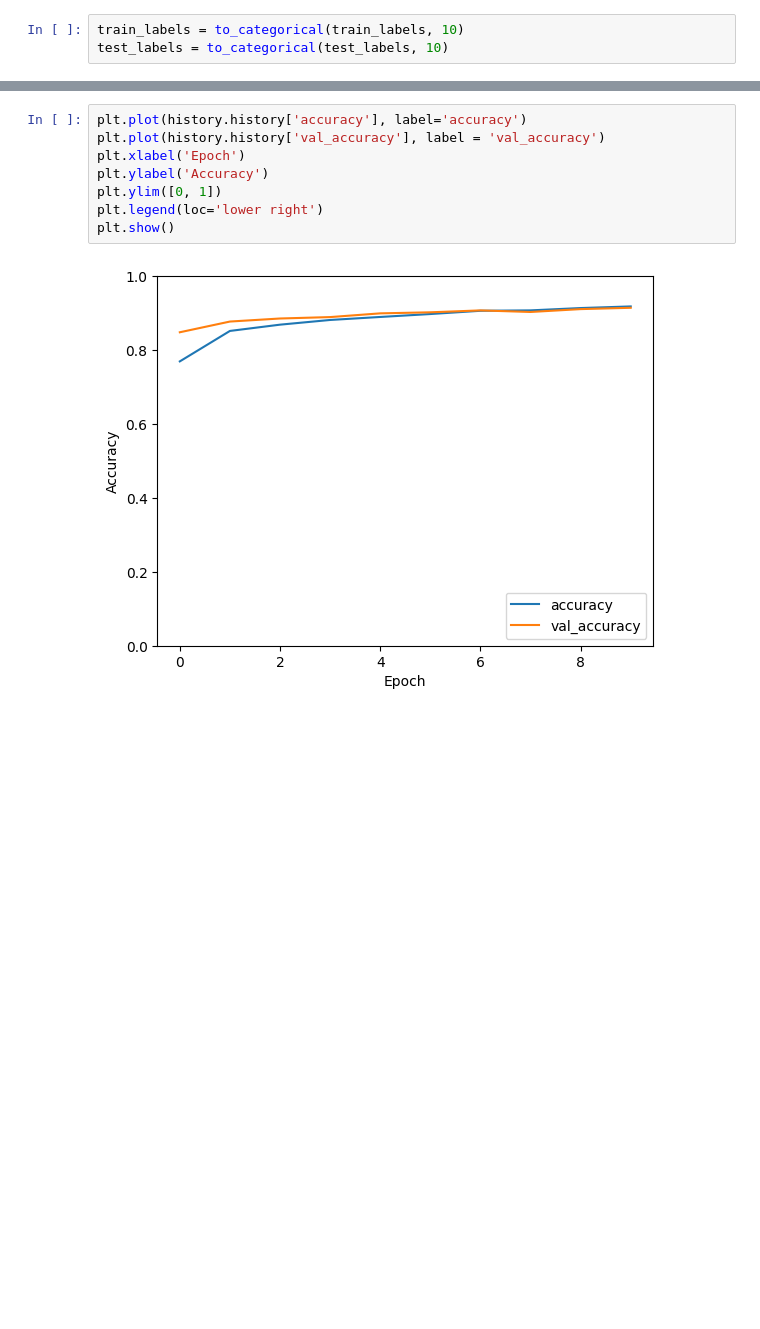
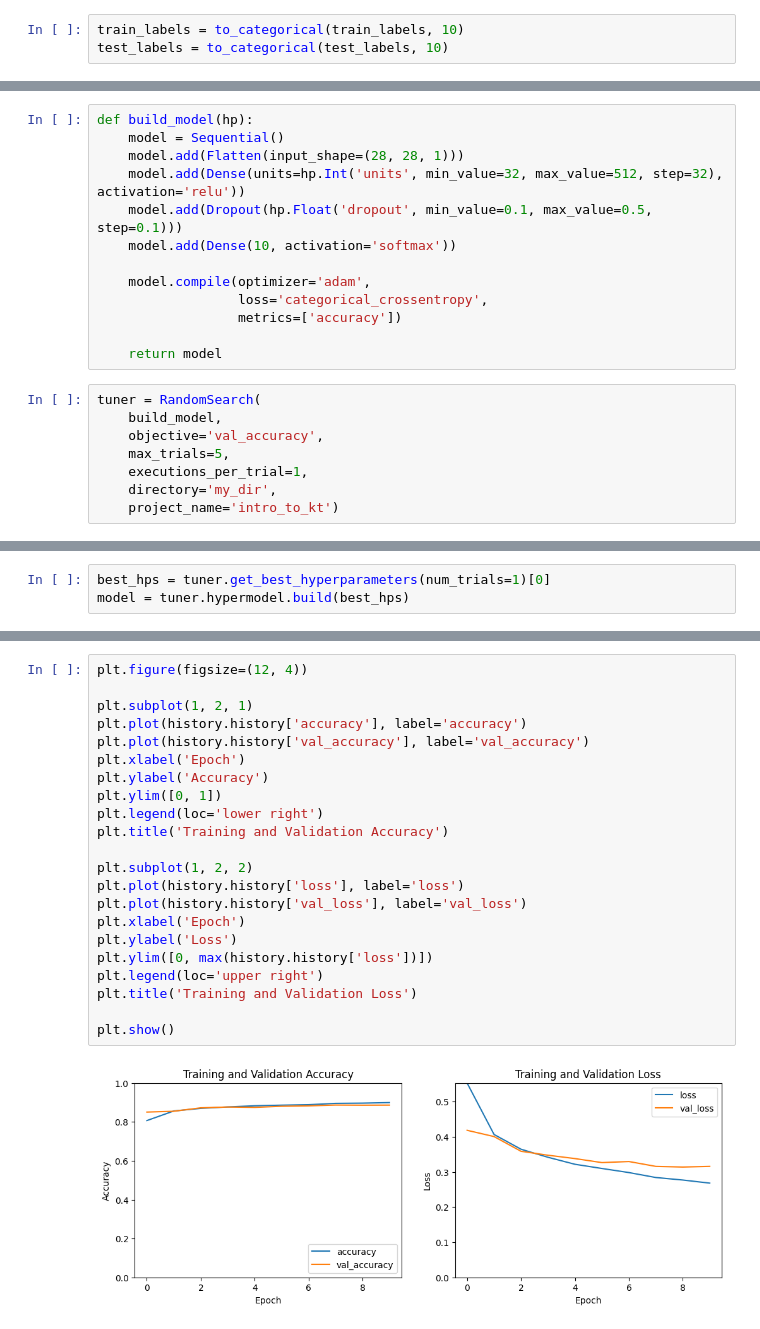
Before and after one commit to SloTGreaD/DS_hm9, a Jupyter notebook: hm9.ipynb, the cells around one changed output, grey strips where cells are left out. Drawn from its saved outputs; the diff is of its cells as text; blank space fills up the shorter version.

```diff
--- a/hm9.ipynb
+++ b/hm9.ipynb
@@ -96,0 +63,21 @@ model.compile(optimizer='adam',
+# %%
+def build_model(hp):
+    model = Sequential()
+    model.add(Flatten(input_shape=(28, 28, 1)))
+    model.add(Dense(units=hp.Int('units', min_value=32, max_value=512, step=32), activation='relu'))
+    model.add(Dropout(hp.Float('dropout', min_value=0.1, max_value=0.5, step=0.1)))
+    model.add(Dense(10, activation='softmax'))
+
+    model.compile(optimizer='adam',
+                  loss='categorical_crossentropy',
+                  metrics=['accuracy'])
+
+    return model
+# %%
+tuner = RandomSearch(
+    build_model,
+    objective='val_accuracy',
+    max_trials=5,
+    executions_per_trial=1,
+    directory='my_dir',
+    project_name='intro_to_kt')
@@ -97,3 +102,6 @@ model.compile(optimizer='adam',
+# %%
+best_hps = tuner.get_best_hyperparameters(num_trials=1)[0]
+model = tuner.hypermodel.build(best_hps)
 # %%
 history = model.fit(train_images, train_labels, epochs=10, batch_size=64, validation_split=0.2)
 # %% [output]
@@ -126,10 +134,24 @@ Test accuracy: 0.9107999801635742
 # %%
+plt.figure(figsize=(12, 4))
+
+plt.subplot(1, 2, 1)
 plt.plot(history.history['accuracy'], label='accuracy')
-plt.plot(history.history['val_accuracy'], label = 'val_accuracy')
+plt.plot(history.history['val_accuracy'], label='val_accuracy')
 plt.xlabel('Epoch')
 plt.ylabel('Accuracy')
 plt.ylim([0, 1])
 plt.legend(loc='lower right')
+plt.title('Training and Validation Accuracy')
+
+plt.subplot(1, 2, 2)
+plt.plot(history.history['loss'], label='loss')
+plt.plot(history.history['val_loss'], label='val_loss')
+plt.xlabel('Epoch')
+plt.ylabel('Loss')
+plt.ylim([0, max(history.history['loss'])])
+plt.legend(loc='upper right')
+plt.title('Training and Validation Loss')
+
 plt.show()
 # %% [output]
-[figure, old version]
+[figure, new version]
```
Also changed, not shown: parts of 10 cells of this notebook.
